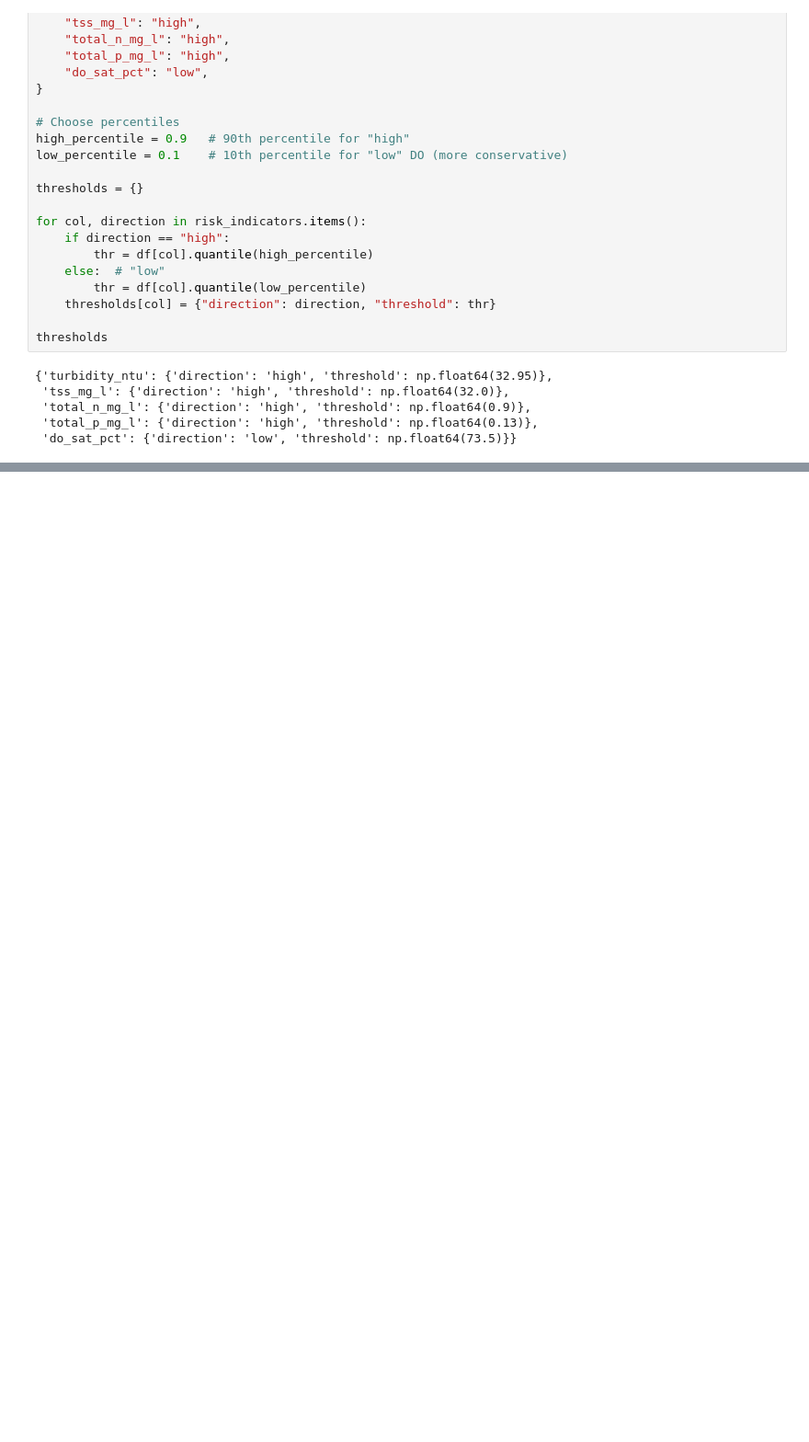
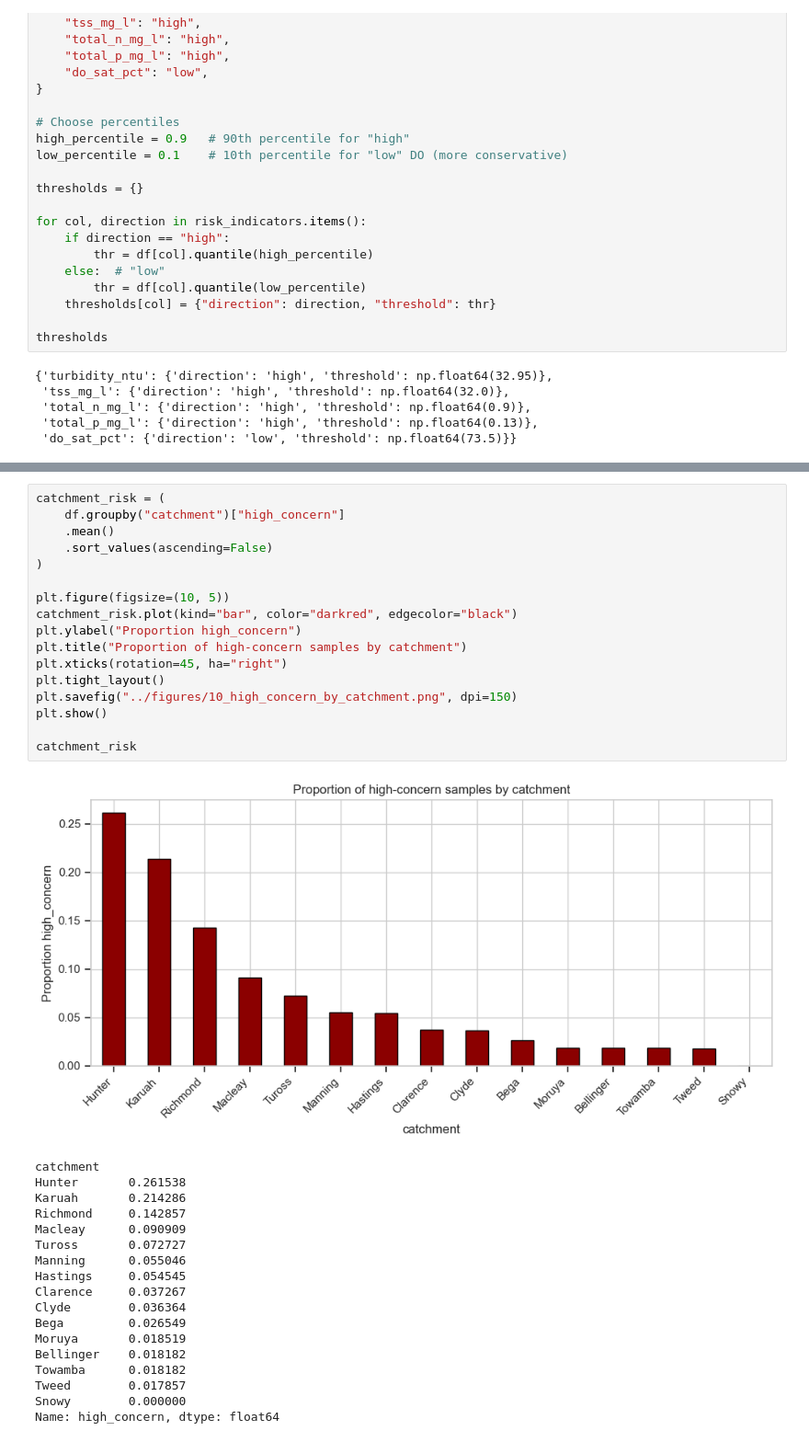
Before and after one commit to rosisneupane/nsw-water-quality-analysis, a Jupyter notebook: notebooks/01_exploration.ipynb, the cells around one changed output, grey strips where cells are left out. Shown at 92% size. Drawn from its saved outputs; the diff is of its cells as text; blank space fills up the shorter version.

```diff
--- a/notebooks/01_exploration.ipynb
+++ b/notebooks/01_exploration.ipynb
@@ -369,0 +393,36 @@ Name: proportion, dtype: float64
+# %%
+catchment_risk = (
+    df.groupby("catchment")["high_concern"]
+    .mean()
+    .sort_values(ascending=False)
+)
+
+plt.figure(figsize=(10, 5))
+catchment_risk.plot(kind="bar", color="darkred", edgecolor="black")
+plt.ylabel("Proportion high_concern")
+plt.title("Proportion of high-concern samples by catchment")
+plt.xticks(rotation=45, ha="right")
+plt.tight_layout()
+plt.savefig("../figures/10_high_concern_by_catchment.png", dpi=150)
+plt.show()
+
+catchment_risk
+# %% [output]
+[figure, added]
+catchment
+Hunter       0.261538
+Karuah       0.214286
+Richmond     0.142857
+Macleay      0.090909
+Tuross       0.072727
+Manning      0.055046
+Hastings     0.054545
+Clarence     0.037267
+Clyde        0.036364
+Bega         0.026549
+Moruya       0.018519
+Bellinger    0.018182
+Towamba      0.018182
+Tweed        0.017857
+Snowy        0.000000
+Name: high_concern, dtype: float64
```
Also changed, not shown: parts of 8 cells of this notebook.
